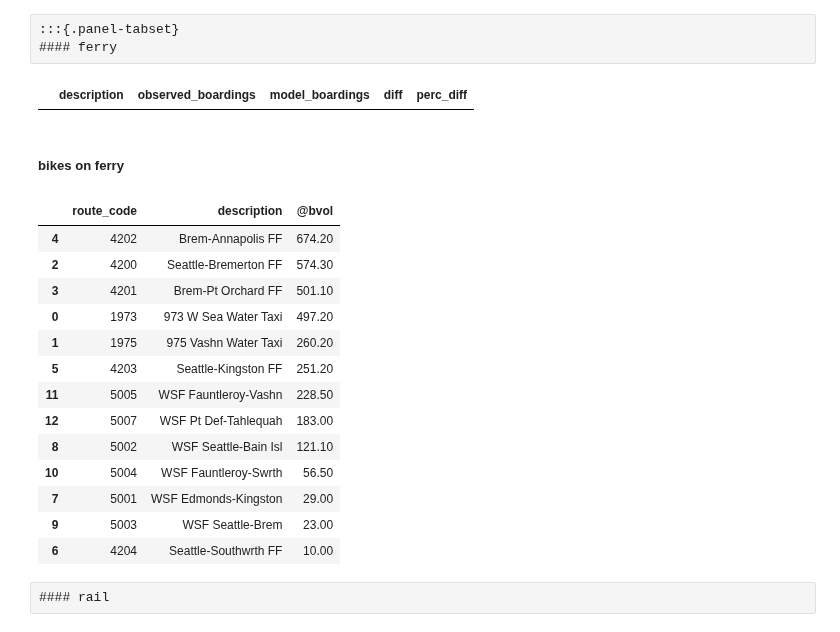
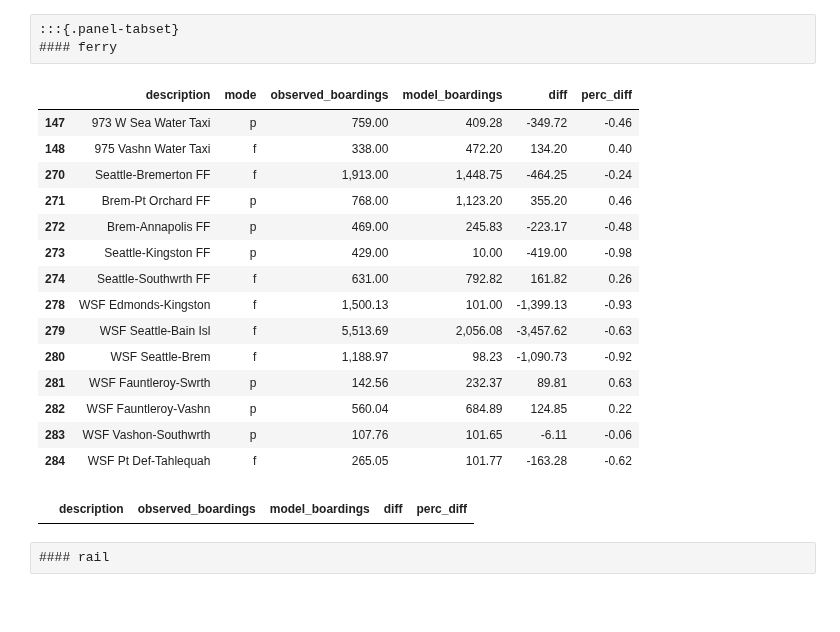
Before and after one commit to psrc/soundcast, a Jupyter notebook: scripts/summarize/validation_network/validation_scripts/transit_validation.ipynb, the cells around one changed output. Cells and saved outputs as stored; diff of their text form; code cells hidden in the pictures; blank space fills up the shorter version.

```diff
--- a/scripts/summarize/validation_network/validation_scripts/transit_validation.ipynb
+++ b/scripts/summarize/validation_network/validation_scripts/transit_validation.ipynb
@@ -163,6 +192,32 @@ df_agency
 # %% [raw]
 :::{.panel-tabset}
 #### ferry
+# %%
+# df_boarding_key = pd.read_csv(os.path.join(csv_path,'daily_boardings_key_routes.csv'), index_col='description')
+# # df_boarding_key[['observed_boardings','model_boardings']] = df_boarding_key[['observed_boardings','model_boardings']].astype('float')
+# # df = df_boarding_key[df_boarding_key['route_code'].isin([4200,4201,4203,4204,5001,5002,5003,5004,5005,5006,5007,1973,1975])].reset_index()
+# # df.drop(['route_code','agency'], axis=1, inplace=True)
+# # df
+# df_boarding_key
+df = pd.read_csv(os.path.join(csv_path, 'daily_boardings_by_line.csv'))
+df = df[df['mode'].isin(['f','p'])][['description','mode','observed_boardings','model_boardings','diff','perc_diff']]
+df
+# %% [output]
+|  | description | mode | observed_boardings | model_boardings | diff | perc_diff |
+| 147 | 973 W Sea Water Taxi | p | 759.00 | 409.28 | -349.72 | -0.46 |
+| 148 | 975 Vashn Water Taxi | f | 338.00 | 472.20 | 134.20 | 0.40 |
+| 270 | Seattle-Bremerton FF | f | 1,913.00 | 1,448.75 | -464.25 | -0.24 |
+| 271 | Brem-Pt Orchard FF | p | 768.00 | 1,123.20 | 355.20 | 0.46 |
+| 272 | Brem-Annapolis FF | p | 469.00 | 245.83 | -223.17 | -0.48 |
+| 273 | Seattle-Kingston FF | p | 429.00 | 10.00 | -419.00 | -0.98 |
+| 274 | Seattle-Southwrth FF | f | 631.00 | 792.82 | 161.82 | 0.26 |
+| 278 | WSF Edmonds-Kingston | f | 1,500.13 | 101.00 | -1,399.13 | -0.93 |
+| 279 | WSF Seattle-Bain Isl | f | 5,513.69 | 2,056.08 | -3,457.62 | -0.63 |
+| 280 | WSF Seattle-Brem | f | 1,188.97 | 98.23 | -1,090.73 | -0.92 |
+| 281 | WSF Fauntleroy-Swrth | p | 142.56 | 232.37 | 89.81 | 0.63 |
+| 282 | WSF Fauntleroy-Vashn | p | 560.04 | 684.89 | 124.85 | 0.22 |
+| 283 | WSF Vashon-Southwrth | p | 107.76 | 101.65 | -6.11 | -0.06 |
+| 284 | WSF Pt Def-Tahlequah | f | 265.05 | 101.77 | -163.28 | -0.62 |
 # %%
 df_boarding_key = pd.read_csv(os.path.join(csv_path,'daily_boardings_key_routes.csv'), index_col='description')
 df_boarding_key[['observed_boardings','model_boardings']] = df_boarding_key[['observed_boardings','model_boardings']].astype('float')
@@ -185,27 +240,10 @@ if len(df) > 0:
     ax.plot(x, x)
     slope, intercept, r_value, p_value, std_err = stats.linregress(df['observed_boardings'],df['model_boardings'])
     print('r^2 ' + str('') + ': ' + str(r_value))
-# %% [markdown]
-##### bikes on ferry
 # %%
-df = pd.read_csv(os.path.join(csv_path,'bike_ferry_boardings.csv')).sort_values('@bvol', ascending=False)
-df['route_code'] = df['route_code'].astype('int')
-df[['route_code','description', '@bvol']]
+# df = pd.read_csv(os.path.join(csv_path,'bike_ferry_boardings.csv')).sort_values('@bvol', ascending=False)
+# df['route_code'] = df['route_code'].astype('int')
+# df[['route_code','description', '@bvol']]
-# %% [output]
-|  | route_code | description | @bvol |
-| 4 | 4202 | Brem-Annapolis FF | 674.20 |
-| 2 | 4200 | Seattle-Bremerton FF | 574.30 |
-| 3 | 4201 | Brem-Pt Orchard FF | 501.10 |
-| 0 | 1973 | 973 W Sea Water Taxi | 497.20 |
-| 1 | 1975 | 975 Vashn Water Taxi | 260.20 |
-| 5 | 4203 | Seattle-Kingston FF | 251.20 |
-| 11 | 5005 | WSF Fauntleroy-Vashn | 228.50 |
-| 12 | 5007 | WSF Pt Def-Tahlequah | 183.00 |
-| 8 | 5002 | WSF Seattle-Bain Isl | 121.10 |
-| 10 | 5004 | WSF Fauntleroy-Swrth | 56.50 |
-| 7 | 5001 | WSF Edmonds-Kingston | 29.00 |
-| 9 | 5003 | WSF Seattle-Brem | 23.00 |
-| 6 | 4204 | Seattle-Southwrth FF | 10.00 |
 # %% [raw]
 #### rail
 # %%
```
Also changed, not shown: parts of 33 cells of this notebook, 3 other files.
